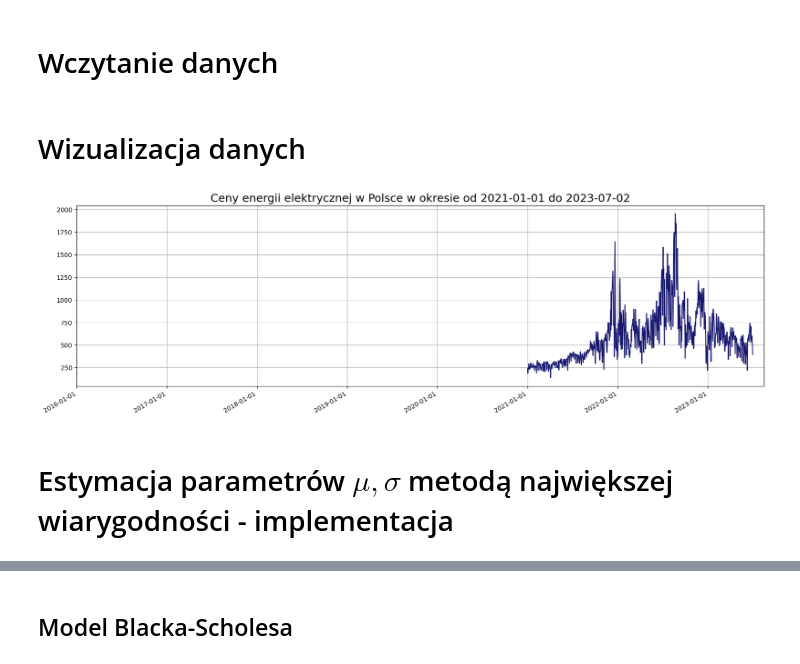
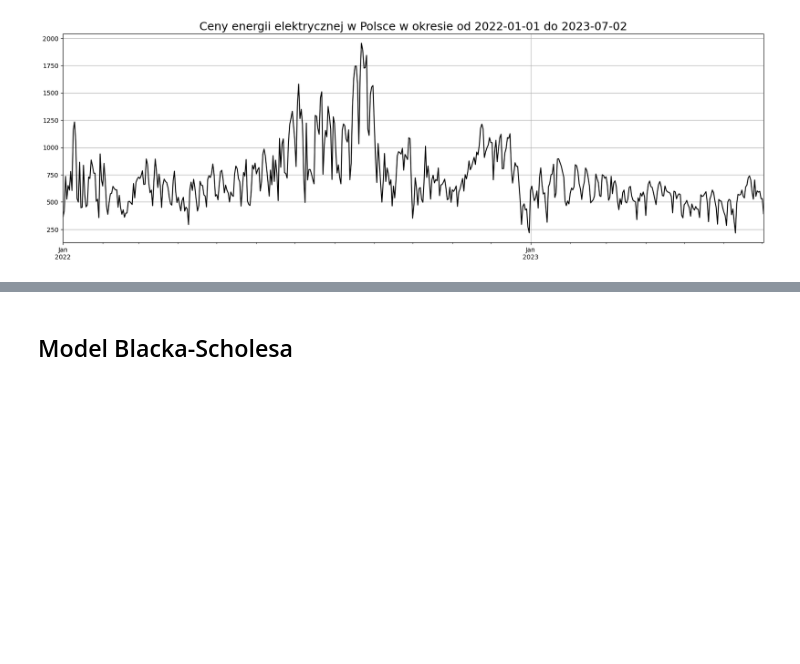
Before and after one commit to sadzikweronika/numerical_sdes, a Jupyter notebook: projekt.ipynb, the cells around one changed output, grey strips where cells are left out. Saved outputs shown, nothing was run; the diff lists cells and outputs as text; code cells hidden in the pictures; blank space fills up the shorter version.

```diff
--- a/projekt.ipynb
+++ b/projekt.ipynb
@@ -9,25 +8,19 @@ from concurrent.futures import ThreadPoolExecutor
 import matplotlib.pyplot as plt
 from datetime import datetime, timedelta
-# %% [markdown]
-# Wczytanie danych
 # %%
 data = pd.read_csv('ceny_energii_pl.csv', index_col=0)
 data.index = pd.to_datetime(data.index)
 data = data.squeeze()
-data = data.iloc[1826:]
+data = data.iloc[2190:].resample('1D').first().ffill()
-# %% [markdown]
-# Wizualizacja danych
 # %%
 plt.rcParams["figure.figsize"] = (20,6)
-data.plot(legend=False, color='midnightblue')
+data.plot(legend=False, color='black')
 date_from = data.index[0].strftime('%Y-%m-%d')
 date_to = data.index[-1].strftime('%Y-%m-%d')
 plt.title(f'Ceny energii elektrycznej w Polsce w okresie od {date_from} do {date_to}', fontsize=18)
-plt.xticks([datetime.strptime(f'{year}-01-01', '%Y-%m-%d') for year in [2016 + 1*i for i in range(8)]])
+plt.xticks([datetime.strptime(f'{year}-01-01', '%Y-%m-%d') for year in [2022 + 1*i for i in range(2)]])
 plt.xlabel('')
 plt.grid()
 plt.show()
 # %% [output]
-[figure, old version]
+[figure, new version]
-# %% [markdown]
-# Estymacja parametrów $\mu, \sigma$ metodą największej wiarygodności - implementacja
```
Also changed, not shown: parts of 13 cells of this notebook.
